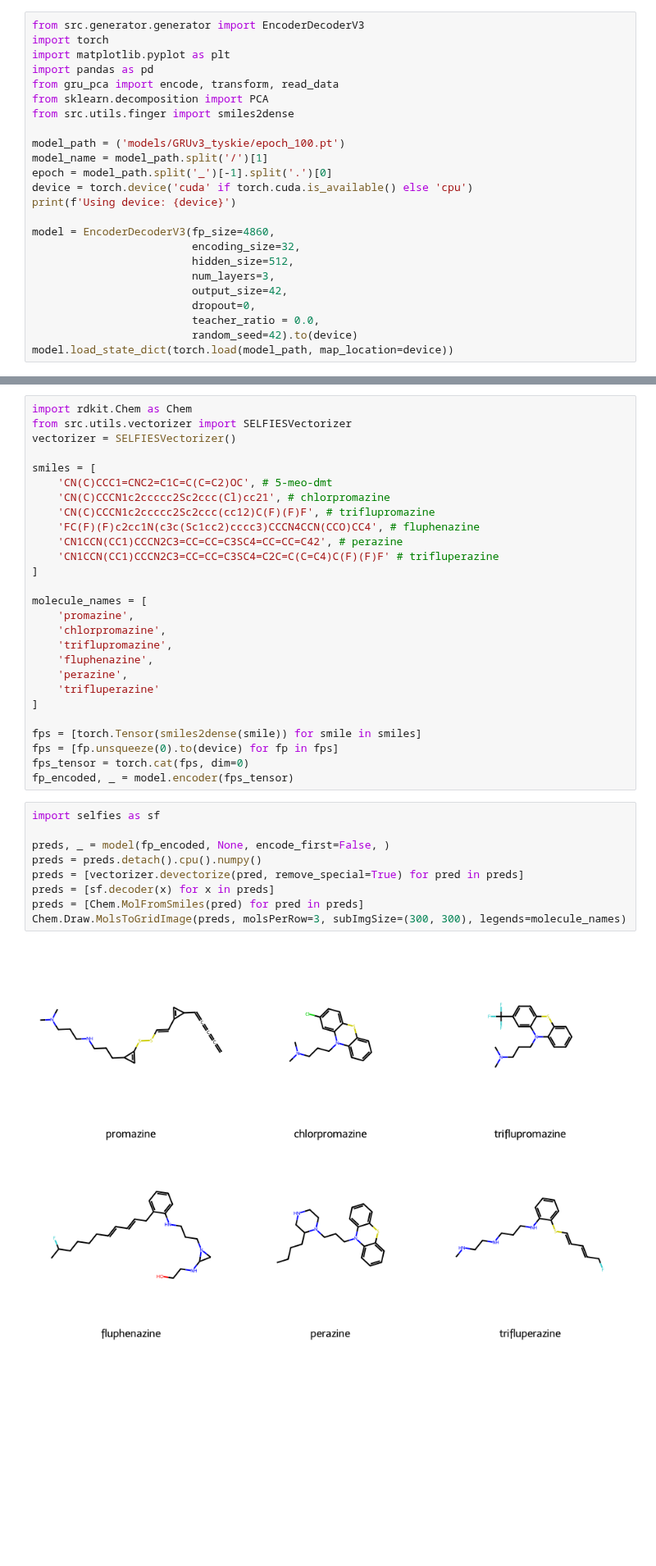
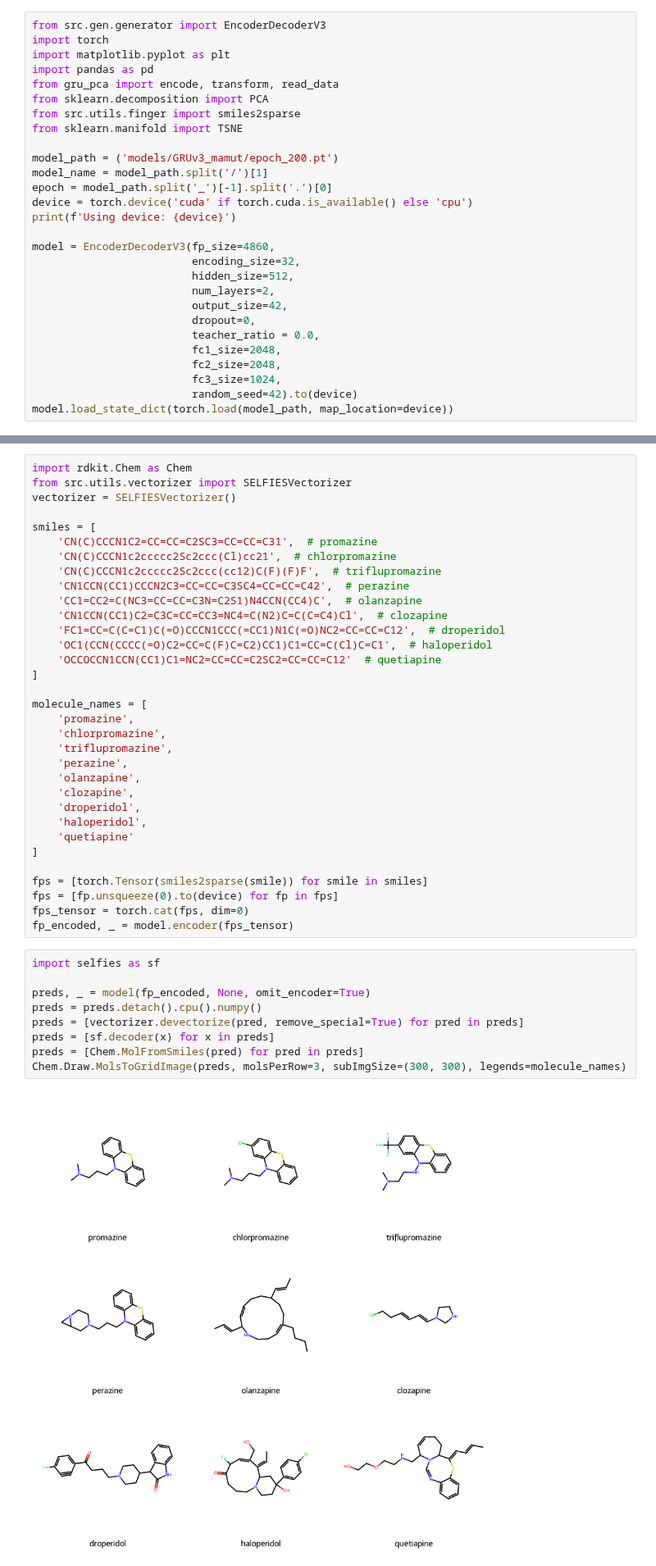
Before and after one commit to asiomchen/mldd23_project1, a Jupyter notebook: latent_space_playground.ipynb, the cells around one changed output, grey strips where cells are left out. Shown at 82% size. Drawn from its saved outputs; the diff is of its cells as text; blank space fills up the shorter version.

```diff
--- a/latent_space_playground.ipynb
+++ b/latent_space_playground.ipynb
@@ -1,13 +1,14 @@
 # %%
-from src.generator.generator import EncoderDecoderV3
+from src.gen.generator import EncoderDecoderV3
 import torch
 import matplotlib.pyplot as plt
 import pandas as pd
 from gru_pca import encode, transform, read_data
 from sklearn.decomposition import PCA
-from src.utils.finger import smiles2dense
+from src.utils.finger import smiles2sparse
+from sklearn.manifold import TSNE
 
-model_path = ('models/GRUv3_tyskie/epoch_100.pt')
+model_path = ('models/GRUv3_mamut/epoch_200.pt')
 model_name = model_path.split('/')[1]
 epoch = model_path.split('_')[-1].split('.')[0]
 device = torch.device('cuda' if torch.cuda.is_available() else 'cpu')
@@ -16,10 +17,13 @@ print(f'Using device: {device}')
 model = EncoderDecoderV3(fp_size=4860,
                          encoding_size=32,
                          hidden_size=512,
-                         num_layers=3,
+                         num_layers=2,
                          output_size=42,
                          dropout=0,
                          teacher_ratio = 0.0,
+                         fc1_size=2048,
+                         fc2_size=2048,
+                         fc3_size=1024,
                          random_seed=42).to(device)
 model.load_state_dict(torch.load(model_path, map_location=device))
 # %% [output]
@@ -31,38 +35,44 @@ from src.utils.vectorizer import SELFIESVectorizer
 vectorizer = SELFIESVectorizer()
 
 smiles = [
-    'CN(C)CCC1=CNC2=C1C=C(C=C2)OC', # 5-meo-dmt
-    'CN(C)CCCN1c2ccccc2Sc2ccc(Cl)cc21', # chlorpromazine
-    'CN(C)CCCN1c2ccccc2Sc2ccc(cc12)C(F)(F)F', # triflupromazine
-    'FC(F)(F)c2cc1N(c3c(Sc1cc2)cccc3)CCCN4CCN(CCO)CC4', # fluphenazine
-    'CN1CCN(CC1)CCCN2C3=CC=CC=C3SC4=CC=CC=C42', # perazine
-    'CN1CCN(CC1)CCCN2C3=CC=CC=C3SC4=C2C=C(C=C4)C(F)(F)F' # trifluperazine
+    'CN(C)CCCN1C2=CC=CC=C2SC3=CC=CC=C31',  # promazine
+    'CN(C)CCCN1c2ccccc2Sc2ccc(Cl)cc21',  # chlorpromazine
+    'CN(C)CCCN1c2ccccc2Sc2ccc(cc12)C(F)(F)F',  # triflupromazine
+    'CN1CCN(CC1)CCCN2C3=CC=CC=C3SC4=CC=CC=C42',  # perazine
+    'CC1=CC2=C(NC3=CC=CC=C3N=C2S1)N4CCN(CC4)C',  # olanzapine
+    'CN1CCN(CC1)C2=C3C=CC=CC3=NC4=C(N2)C=C(C=C4)Cl',  # clozapine
+    'FC1=CC=C(C=C1)C(=O)CCCN1CCC(=CC1)N1C(=O)NC2=CC=CC=C12',  # droperidol
+    'OC1(CCN(CCCC(=O)C2=CC=C(F)C=C2)CC1)C1=CC=C(Cl)C=C1',  # haloperidol
+    'OCCOCCN1CCN(CC1)C1=NC2=CC=CC=C2SC2=CC=CC=C12'  # quetiapine
 ]
 
 molecule_names = [
     'promazine',
     'chlorpromazine',
     'triflupromazine',
-    'fluphenazine',
     'perazine',
-    'trifluperazine'
+    'olanzapine',
+    'clozapine',
+    'droperidol',
+    'haloperidol',
+    'quetiapine'
 ]
 
-fps = [torch.Tensor(smiles2dense(smile)) for smile in smiles]
+fps = [torch.Tensor(smiles2sparse(smile)) for smile in smiles]
 fps = [fp.unsqueeze(0).to(device) for fp in fps]
 fps_tensor = torch.cat(fps, dim=0)
 fp_encoded, _ = model.encoder(fps_tensor)
 # %%
 import selfies as sf
 
-preds, _ = model(fp_encoded, None, encode_first=False, )
+preds, _ = model(fp_encoded, None, omit_encoder=True)
 preds = preds.detach().cpu().numpy()
 preds = [vectorizer.devectorize(pred, remove_special=True) for pred in preds]
 preds = [sf.decoder(x) for x in preds]
 preds = [Chem.MolFromSmiles(pred) for pred in preds]
 Chem.Draw.MolsToGridImage(preds, molsPerRow=3, subImgSize=(300, 300), legends=molecule_names)
 # %% [output]
-[figure, old version]
+[figure, new version]
 # %%
 df = pd.read_parquet('data/train_data/combined_dataset.parquet').sample(100000)
 mus, _ = encode(df, model, device)
```
Also changed, not shown: parts of 7 cells of this notebook.
